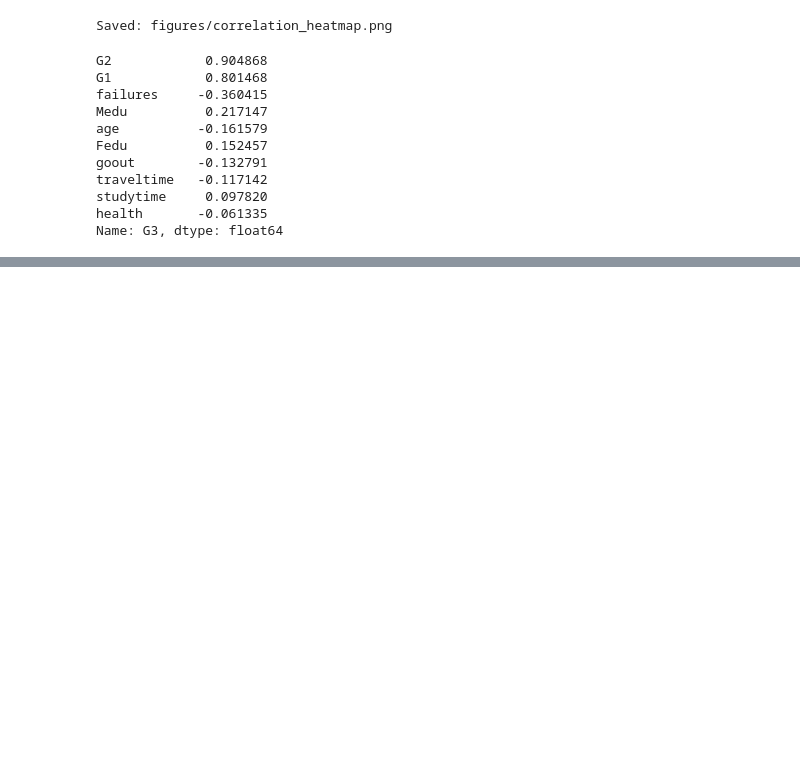
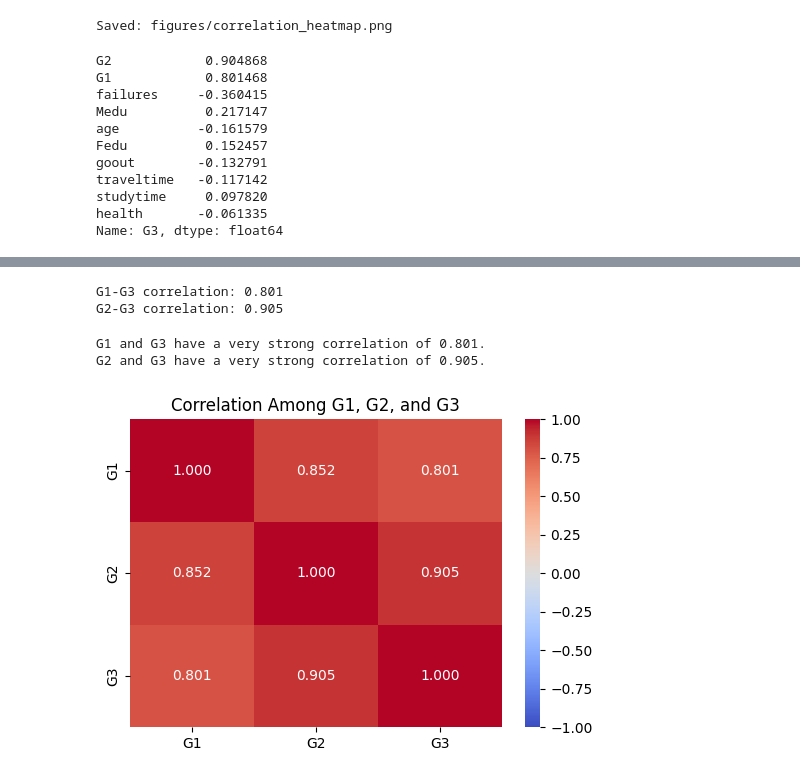
Before and after one commit to rjun5906-design/student-performance-prediction-ml, a Jupyter notebook: notebooks/03_exploratory_data_analysis.ipynb, the cells around one changed output, grey strips where cells are left out. Cells and saved outputs as stored; diff of their text form; code cells hidden in the pictures; blank space fills up the shorter version.

```diff
--- a/notebooks/03_exploratory_data_analysis.ipynb
+++ b/notebooks/03_exploratory_data_analysis.ipynb
@@ -386,0 +392,5 @@ Name: G3, dtype: float64
+# %%
+grade_correlation = df[["G1", "G2", "G3"]].corr()
+
+print("Correlation Matrix")
+display(grade_correlation.round(3))
@@ -386,0 +403,9 @@ Name: G3, dtype: float64
+# %%
+g1_g3_correlation = grade_correlation.loc["G1", "G3"]
+g2_g3_correlation = grade_correlation.loc["G2", "G3"]
+
+print(f"G1-G3 correlation: {g1_g3_correlation:.3f}")
+print(f"G2-G3 correlation: {g2_g3_correlation:.3f}")
+# %% [output]
+G1-G3 correlation: 0.801
+G2-G3 correlation: 0.905
@@ -386,0 +426,34 @@ Name: G3, dtype: float64
+# %%
+print(
+    f"G1 and G3 have a "
+    f"{interpret_correlation(g1_g3_correlation)} correlation "
+    f"of {g1_g3_correlation:.3f}."
+)
+
+print(
+    f"G2 and G3 have a "
+    f"{interpret_correlation(g2_g3_correlation)} correlation "
+    f"of {g2_g3_correlation:.3f}."
+)
+# %% [output]
+G1 and G3 have a very strong correlation of 0.801.
+G2 and G3 have a very strong correlation of 0.905.
+# %%
+import matplotlib.pyplot as plt
+import seaborn as sns
+
+plt.figure(figsize=(6, 4))
+
+sns.heatmap(
+    grade_correlation,
+    annot=True,
+    fmt=".3f",
+    cmap="coolwarm",
+    vmin=-1,
+    vmax=1
+)
+
+plt.title("Correlation Among G1, G2, and G3")
+plt.show()
+# %% [output]
+[figure, added]
```
Also changed, not shown: parts of 6 cells of this notebook.
